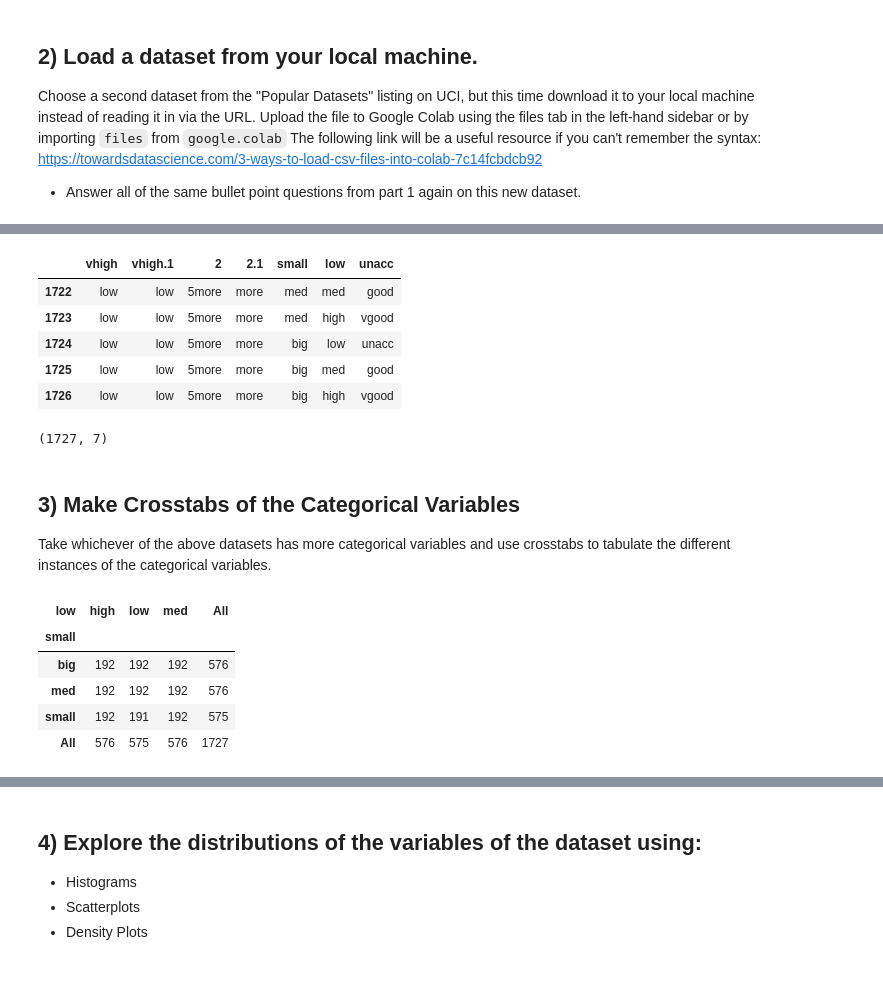
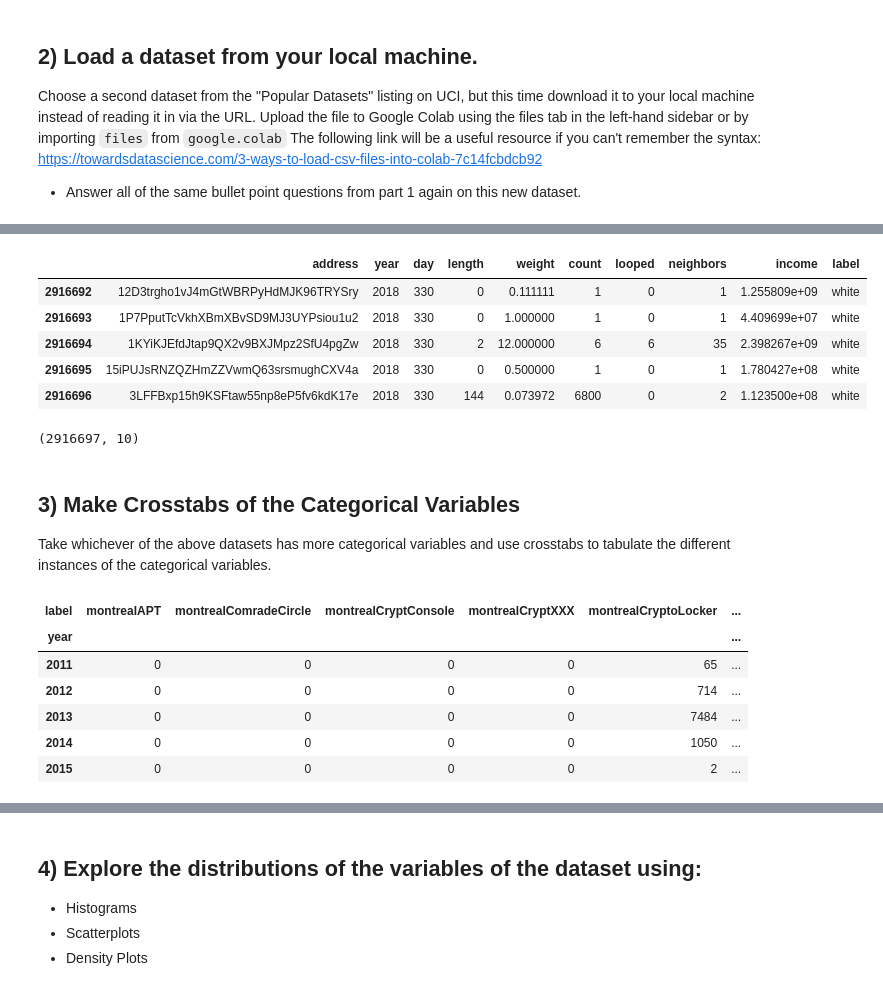
Before and after one commit to Sahlegiorgis/DS-Unit-1-Sprint-1-Data-Wrangling-and-Storytelling, a Jupyter notebook: Copy_of_LS_DS_111_Exploratory_Data_Analysis_Assignment.ipynb, the cells around one changed output, grey strips where cells are left out. Cells and saved outputs as stored; diff of their text form; code cells hidden in the pictures.

```diff
--- a/Copy_of_LS_DS_111_Exploratory_Data_Analysis_Assignment.ipynb
+++ b/Copy_of_LS_DS_111_Exploratory_Data_Analysis_Assignment.ipynb
@@ -86,7 +86,7 @@ Choose a second dataset from the "Popular Datasets" listing on UCI, but this tim
 - Answer all of the same bullet point questions from part 1 again on this new dataset.
 # %%
 # TODO your work here!
-url = pd.read_csv('https://archive.ics.uci.edu/ml/machine-learning-databases/car/car.data')
+bitcoin = pd.read_csv('https://archive.ics.uci.edu/ml/machine-learning-databases/00526/data.zip')
 # And note you should write comments, descriptions, and add new
 # code and text blocks as needed
 # %%
@@ -101,27 +101,29 @@ url.head()
 # %%
-url.tail()
+bitcoin.tail()
 # %% [output]
-|  | vhigh | vhigh.1 | 2 | 2.1 | small | low | unacc |
-| 1722 | low | low | 5more | more | med | med | good |
-| 1723 | low | low | 5more | more | med | high | vgood |
-| 1724 | low | low | 5more | more | big | low | unacc |
-| 1725 | low | low | 5more | more | big | med | good |
-| 1726 | low | low | 5more | more | big | high | vgood |
+|  | address | year | day | length | weight | count | looped | neighbors | income | label |
+| 2916692 | 12D3trgho1vJ4mGtWBRPyHdMJK96TRYSry | 2018 | 330 | 0 | 0.111111 | 1 | 0 | 1 | 1.255809e+09 | white |
+| 2916693 | 1P7PputTcVkhXBmXBvSD9MJ3UYPsiou1u2 | 2018 | 330 | 0 | 1.000000 | 1 | 0 | 1 | 4.409699e+07 | white |
+| 2916694 | 1KYiKJEfdJtap9QX2v9BXJMpz2SfU4pgZw | 2018 | 330 | 2 | 12.000000 | 6 | 6 | 35 | 2.398267e+09 | white |
+| 2916695 | 15iPUJsRNZQZHmZZVwmQ63srsmughCXV4a | 2018 | 330 | 0 | 0.500000 | 1 | 0 | 1 | 1.780427e+08 | white |
+| 2916696 | 3LFFBxp15h9KSFtaw55np8eP5fv6kdK17e | 2018 | 330 | 144 | 0.073972 | 6800 | 0 | 2 | 1.123500e+08 | white |
 # %%
-url.shape
+bitcoin.shape
 # %% [output]
-(1727, 7)
+(2916697, 10)
 # %% [markdown]
 ## 3) Make Crosstabs of the Categorical Variables
 
 Take whichever of the above datasets has more categorical variables and use crosstabs to tabulate the different instances of the categorical variables.
 # %%
 # Your Code Here
-pd.crosstab(url['small'], url['low'], margins=True)
+bitcoin1 = pd.crosstab(bitcoin['year'], bitcoin['label'],  margins=True)
+bitcoin1.head()
 # %% [output]
-| low | high | low | med | All |
-| small |  |  |  |  |
-| big | 192 | 192 | 192 | 576 |
-| med | 192 | 192 | 192 | 576 |
-| small | 192 | 191 | 192 | 575 |
-| All | 576 | 575 | 576 | 1727 |
+| label | montrealAPT | montrealComradeCircle | montrealCryptConsole | montrealCryptXXX | montrealCryptoLocker | ... |
+| year |  |  |  |  |  | ... |
+| 2011 | 0 | 0 | 0 | 0 | 65 | ... |
+| 2012 | 0 | 0 | 0 | 0 | 714 | ... |
+| 2013 | 0 | 0 | 0 | 0 | 7484 | ... |
+| 2014 | 0 | 0 | 0 | 0 | 1050 | ... |
+| 2015 | 0 | 0 | 0 | 0 | 2 | ... |
```
Also changed, not shown: parts of 9 cells of this notebook.
